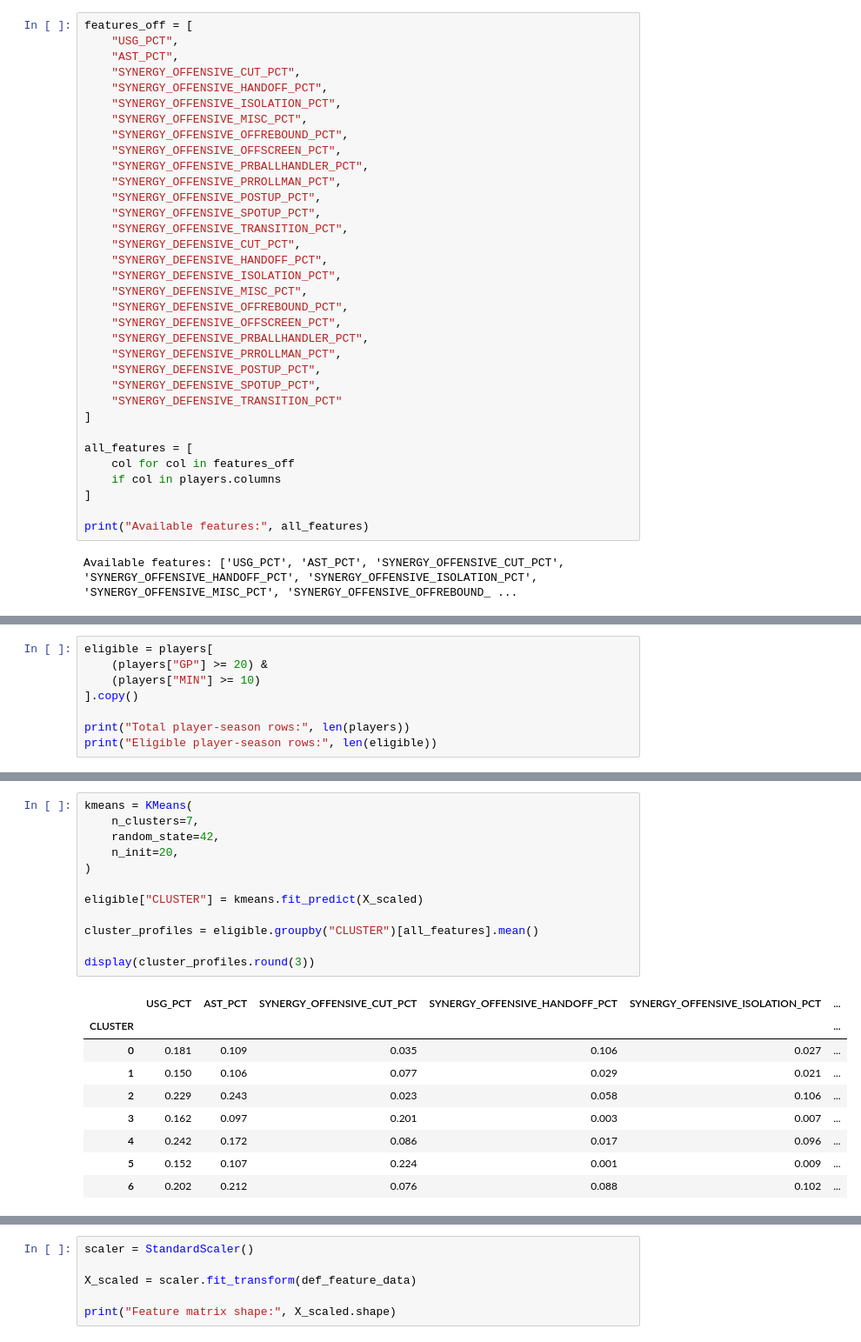
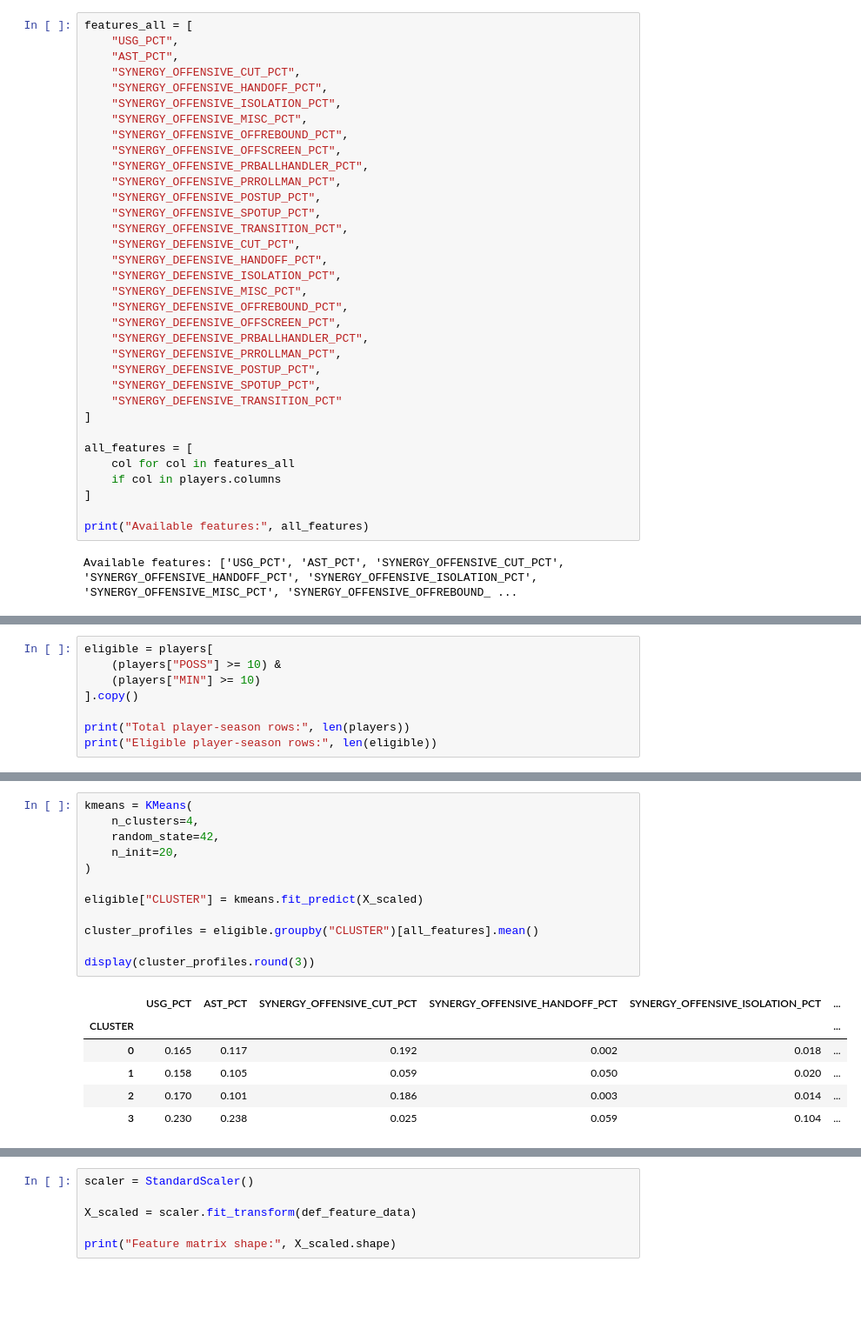
Before and after one commit to SNORLAX7355/eclipse_nba_chemistry, a Jupyter notebook: DEwithplaystyles.ipynb, the cells around one changed output, grey strips where cells are left out. Shown at 87% size. Saved outputs shown, nothing was run; the diff lists cells and outputs as text; blank space fills up the shorter version.

```diff
--- a/DEwithplaystyles.ipynb
+++ b/DEwithplaystyles.ipynb
@@ -74,5 +49,5 @@ Available features: ['USG_PCT', 'AST_PCT', 'SYNERGY_OFFENSIVE_CUT_PCT', 'SYNERGY
 # %%
-features_off = [
+features_all = [
     "USG_PCT",
     "AST_PCT",
     "SYNERGY_OFFENSIVE_CUT_PCT",
@@ -100,7 +75,7 @@ features_off = [
 ]
 
 all_features = [
-    col for col in features_off
+    col for col in features_all
     if col in players.columns
 ]
 
@@ -135,6 +85,6 @@ Available features: ['USG_PCT', 'AST_PCT', 'SYNERGY_DEFENSIVE_HANDOFF_PCT', 'SYN
 # %%
 eligible = players[
-    (players["GP"] >= 20) &
+    (players["POSS"] >= 10) &
     (players["MIN"] >= 10)
 ].copy()
 
@@ -459,25 +212,22 @@ plt.show()
 # %%
 kmeans = KMeans(
-    n_clusters=7,
+    n_clusters=4,
     random_state=42,
     n_init=20,
 )
 
 eligible["CLUSTER"] = kmeans.fit_predict(X_scaled)
 
 cluster_profiles = eligible.groupby("CLUSTER")[all_features].mean()
 
 display(cluster_profiles.round(3))
 # %% [output]
 |  | USG_PCT | AST_PCT | SYNERGY_OFFENSIVE_CUT_PCT | SYNERGY_OFFENSIVE_HANDOFF_PCT | SYNERGY_OFFENSIVE_ISOLATION_PCT | ... |
 | CLUSTER |  |  |  |  |  | ... |
-| 0 | 0.181 | 0.109 | 0.035 | 0.106 | 0.027 | ... |
-| 1 | 0.150 | 0.106 | 0.077 | 0.029 | 0.021 | ... |
-| 2 | 0.229 | 0.243 | 0.023 | 0.058 | 0.106 | ... |
-| 3 | 0.162 | 0.097 | 0.201 | 0.003 | 0.007 | ... |
-| 4 | 0.242 | 0.172 | 0.086 | 0.017 | 0.096 | ... |
-| 5 | 0.152 | 0.107 | 0.224 | 0.001 | 0.009 | ... |
-| 6 | 0.202 | 0.212 | 0.076 | 0.088 | 0.102 | ... |
+| 0 | 0.165 | 0.117 | 0.192 | 0.002 | 0.018 | ... |
+| 1 | 0.158 | 0.105 | 0.059 | 0.050 | 0.020 | ... |
+| 2 | 0.170 | 0.101 | 0.186 | 0.003 | 0.014 | ... |
+| 3 | 0.230 | 0.238 | 0.025 | 0.059 | 0.104 | ... |
 # %%
 cluster_profiles_scaled = pd.DataFrame(
     kmeans.cluster_centers_,
```
Also changed, not shown: parts of 48 cells of this notebook, 4 other files.
